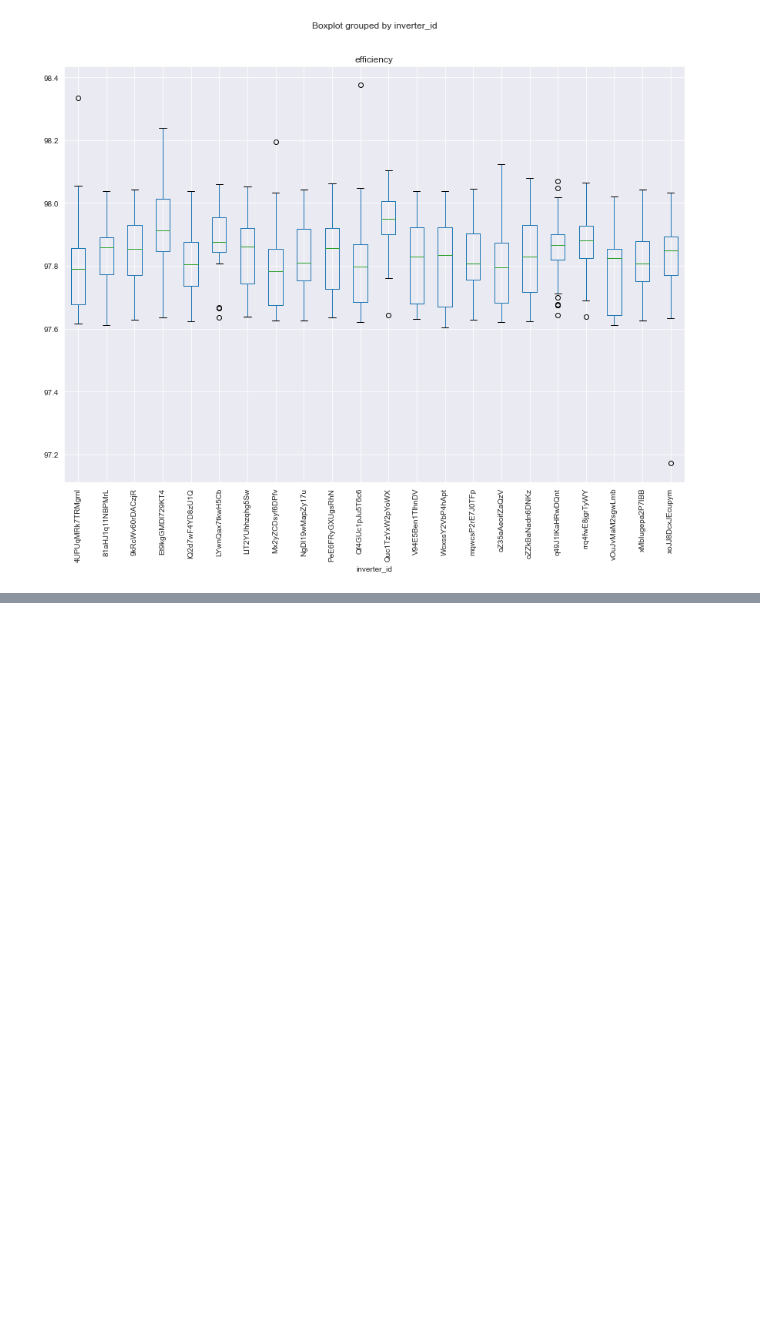
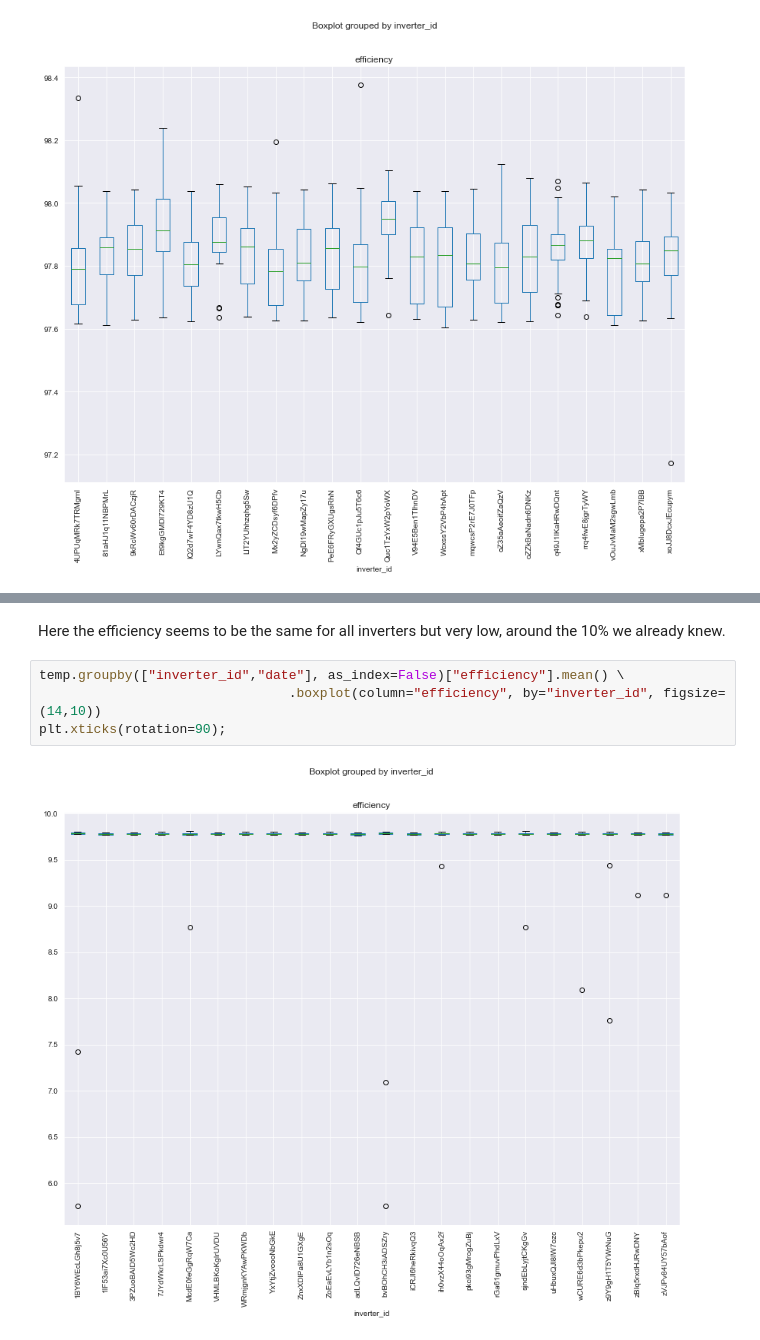
Before and after one commit to luis-cj/data-science-solar-power-plant, a Jupyter notebook: solar_power_plant_part_3.ipynb, the cells around one changed output, grey strips where cells are left out. Cells and saved outputs as stored; diff of their text form; blank space fills up the shorter version.

```diff
--- a/solar_power_plant_part_3.ipynb
+++ b/solar_power_plant_part_3.ipynb
@@ -550,0 +589,8 @@ plt.xticks(rotation=90);
+# %% [markdown]
+Here the efficiency seems to be the same for all inverters but very low, around the 10% we already knew.
+# %%
+temp.groupby(["inverter_id","date"], as_index=False)["efficiency"].mean() \
+                                .boxplot(column="efficiency", by="inverter_id", figsize=(14,10))
+plt.xticks(rotation=90);
+# %% [output]
+[figure, added]
```
Also changed, not shown: parts of 13 cells of this notebook.
